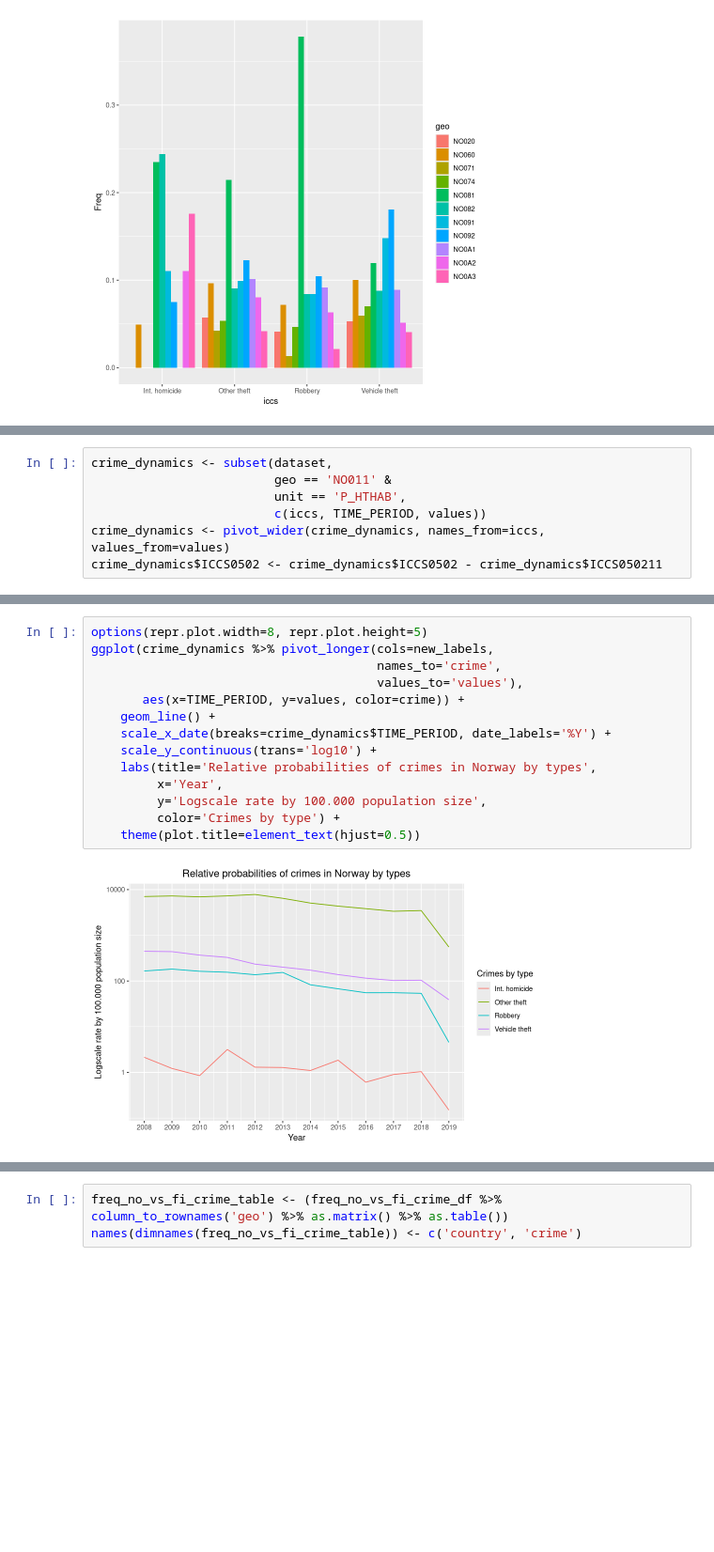
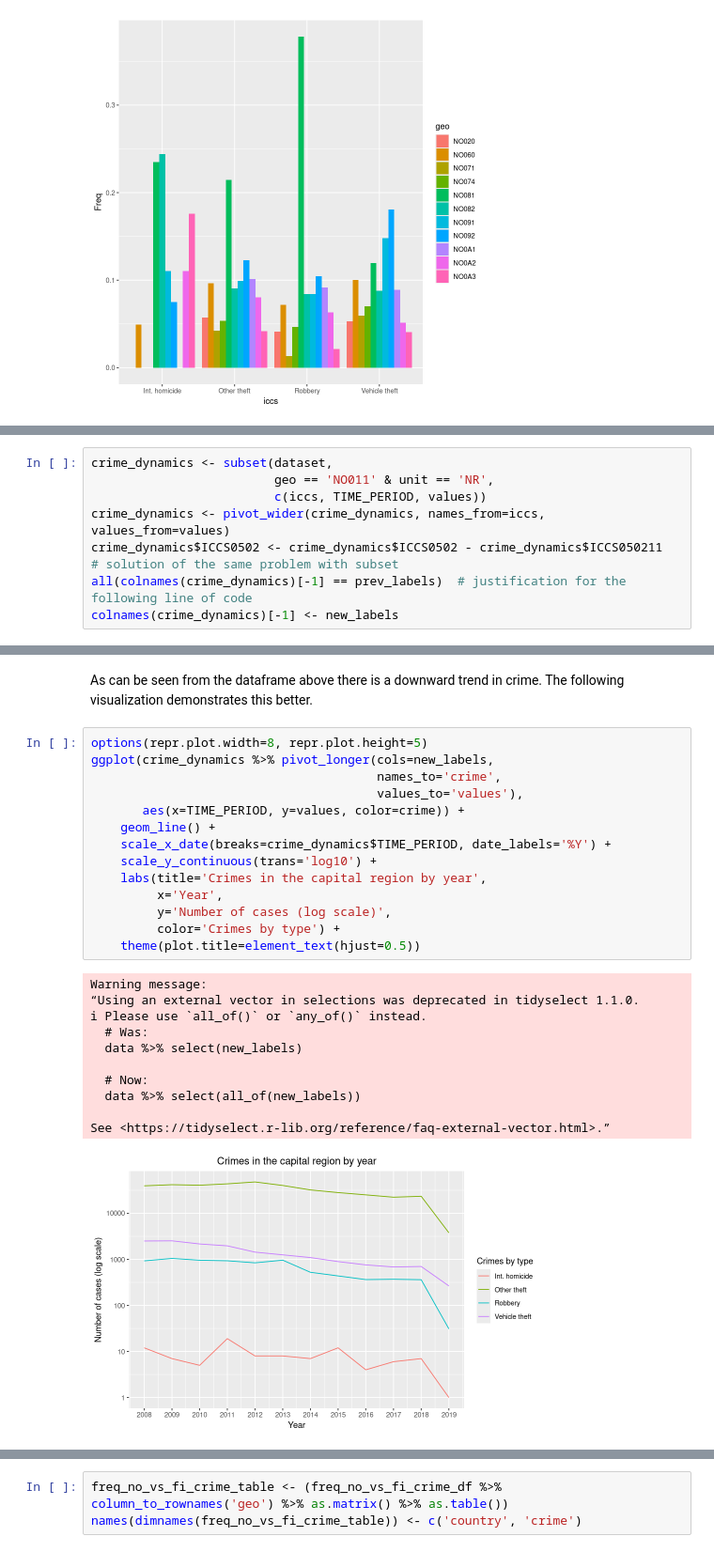
Before and after one commit to nickobard/eurostat-datasets-analysis, a Jupyter notebook: sem-1/semestral-work.ipynb, the cells around one changed output, grey strips where cells are left out. Shown at 94% size. Saved outputs shown, nothing was run; the diff lists cells and outputs as text; blank space fills up the shorter version.

```diff
--- a/sem-1/semestral-work.ipynb
+++ b/sem-1/semestral-work.ipynb
@@ -113,7 +118,8 @@ ggplot(as.data.frame(prob_table.col_cond), aes(x=iccs, y=Freq, fill=geo)) +
 # %%
 crime_dynamics <- subset(dataset,
-                         geo == 'NO011' &
-                         unit == 'P_HTHAB',
+                         geo == 'NO011' & unit == 'NR',
                          c(iccs, TIME_PERIOD, values))
 crime_dynamics <- pivot_wider(crime_dynamics, names_from=iccs, values_from=values)
-crime_dynamics$ICCS0502 <- crime_dynamics$ICCS0502 - crime_dynamics$ICCS050211
+crime_dynamics$ICCS0502 <- crime_dynamics$ICCS0502 - crime_dynamics$ICCS050211  # solution of the same problem with subset
+all(colnames(crime_dynamics)[-1] == prev_labels)  # justification for the following line of code
+colnames(crime_dynamics)[-1] <- new_labels
@@ -143,16 +146,28 @@ A tibble: 12 × 5
+# %% [markdown]
+As can be seen from the dataframe above there is a downward trend in crime. The following visualization demonstrates this better.
 # %%
 options(repr.plot.width=8, repr.plot.height=5)
 ggplot(crime_dynamics %>% pivot_longer(cols=new_labels,
                                        names_to='crime',
                                        values_to='values'),
        aes(x=TIME_PERIOD, y=values, color=crime)) +
     geom_line() +
     scale_x_date(breaks=crime_dynamics$TIME_PERIOD, date_labels='%Y') +
     scale_y_continuous(trans='log10') +
-    labs(title='Relative probabilities of crimes in Norway by types',
+    labs(title='Crimes in the capital region by year',
          x='Year',
-         y='Logscale rate by 100.000 population size',
+         y='Number of cases (log scale)',
          color='Crimes by type') +
     theme(plot.title=element_text(hjust=0.5))
 # %% [output]
+Warning message:
+“Using an external vector in selections was deprecated in tidyselect 1.1.0.
+ℹ Please use `all_of()` or `any_of()` instead.
+  # Was:
+  data %>% select(new_labels)
+
+  # Now:
+  data %>% select(all_of(new_labels))
+
+See <https://tidyselect.r-lib.org/reference/faq-external-vector.html>.”
-[figure, old version]
+[figure, new version]
```
Also changed, not shown: parts of 21 cells of this notebook.
